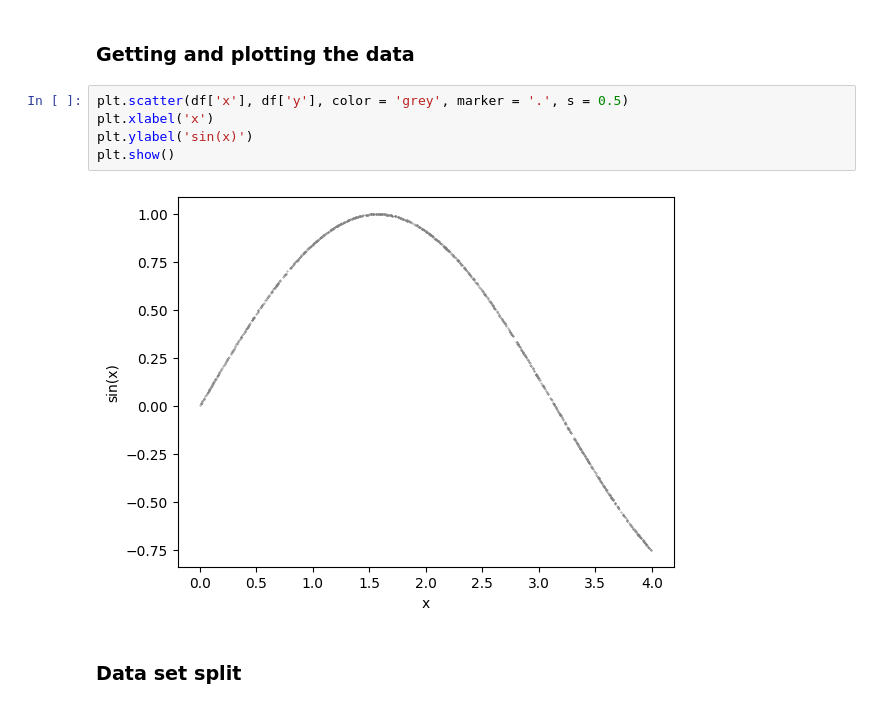
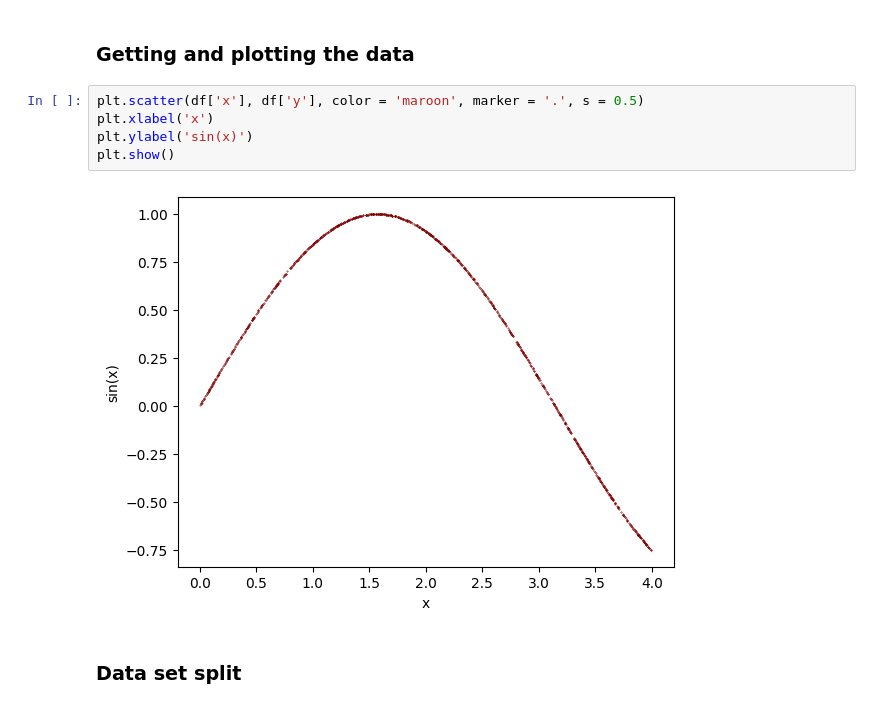
Before and after one commit to sebalexsmith/BBAN3001, a Jupyter notebook: Aritficial Neural Networks/Exercise 6.ipynb, the cells around one changed output. Drawn from its saved outputs; the diff is of its cells as text.

```diff
--- a/Aritficial Neural Networks/Exercise 6.ipynb
+++ b/Aritficial Neural Networks/Exercise 6.ipynb
@@ -29,12 +29,12 @@ df.head()
 # %% [markdown]
 ### Getting and plotting the data
 # %%
-plt.scatter(df['x'], df['y'], color = 'grey', marker = '.', s = 0.5)
+plt.scatter(df['x'], df['y'], color = 'maroon', marker = '.', s = 0.5)
 plt.xlabel('x')
 plt.ylabel('sin(x)')
 plt.show()
 # %% [output]
-[figure, old version]
+[figure, new version]
 # %% [markdown]
 ### Data set split
 # %%
```
Also changed, not shown: parts of 10 cells of this notebook, 1 other file.
